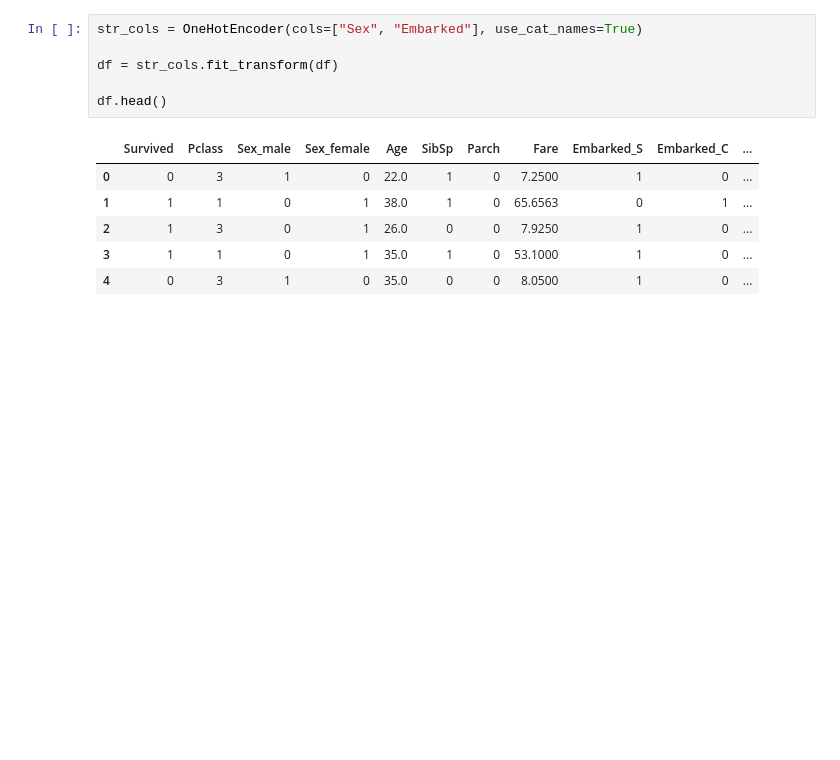
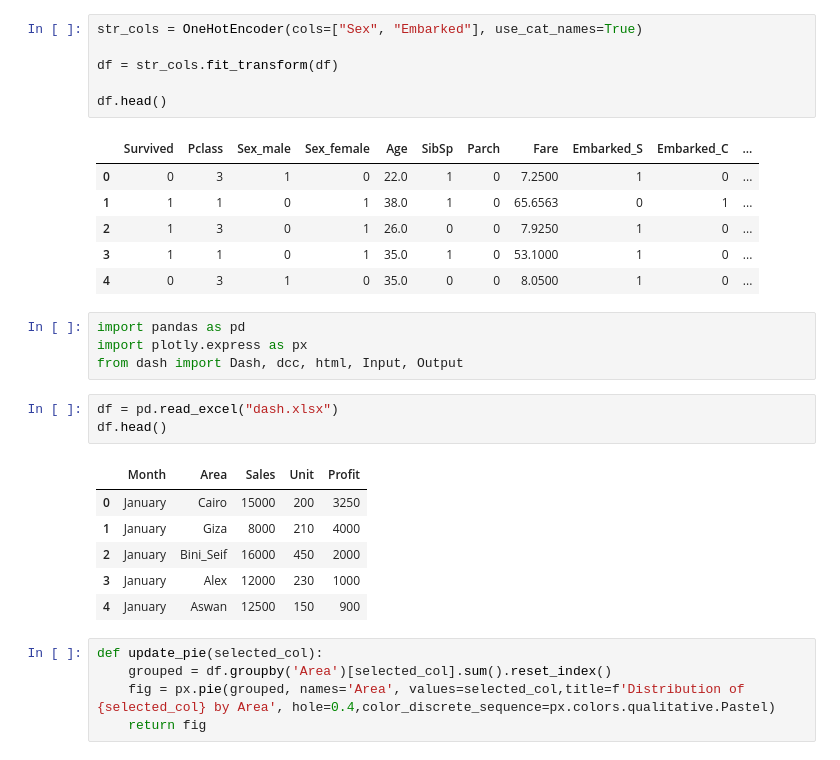
Before and after one commit to yousefhussei/BNS_AIS2_S2_ML, a Jupyter notebook: src/DA/session-3/code/preprocessing.ipynb, the cells around one changed output. Saved outputs shown, nothing was run; the diff lists cells and outputs as text; blank space fills up the shorter version.

```diff
--- a/src/DA/session-3/code/preprocessing.ipynb
+++ b/src/DA/session-3/code/preprocessing.ipynb
@@ -287,3 +303,22 @@ df.head()
 | 2 | 1 | 3 | 0 | 1 | 26.0 | 0 | 0 | 7.9250 | 1 | 0 | ... |
 | 3 | 1 | 1 | 0 | 1 | 35.0 | 1 | 0 | 53.1000 | 1 | 0 | ... |
 | 4 | 0 | 3 | 1 | 0 | 35.0 | 0 | 0 | 8.0500 | 1 | 0 | ... |
+# %%
+import pandas as pd
+import plotly.express as px
+from dash import Dash, dcc, html, Input, Output
+# %%
+df = pd.read_excel("dash.xlsx")
+df.head()
+# %% [output]
+|  | Month | Area | Sales | Unit | Profit |
+| 0 | January | Cairo | 15000 | 200 | 3250 |
+| 1 | January | Giza | 8000 | 210 | 4000 |
+| 2 | January | Bini_Seif | 16000 | 450 | 2000 |
+| 3 | January | Alex | 12000 | 230 | 1000 |
+| 4 | January | Aswan | 12500 | 150 | 900 |
+# %%
+def update_pie(selected_col):
+    grouped = df.groupby('Area')[selected_col].sum().reset_index()
+    fig = px.pie(grouped, names='Area', values=selected_col,title=f'Distribution of {selected_col} by Area', hole=0.4,color_discrete_sequence=px.colors.qualitative.Pastel)
+    return fig
```
Also changed, not shown: parts of 3 cells of this notebook, 6 other files.
